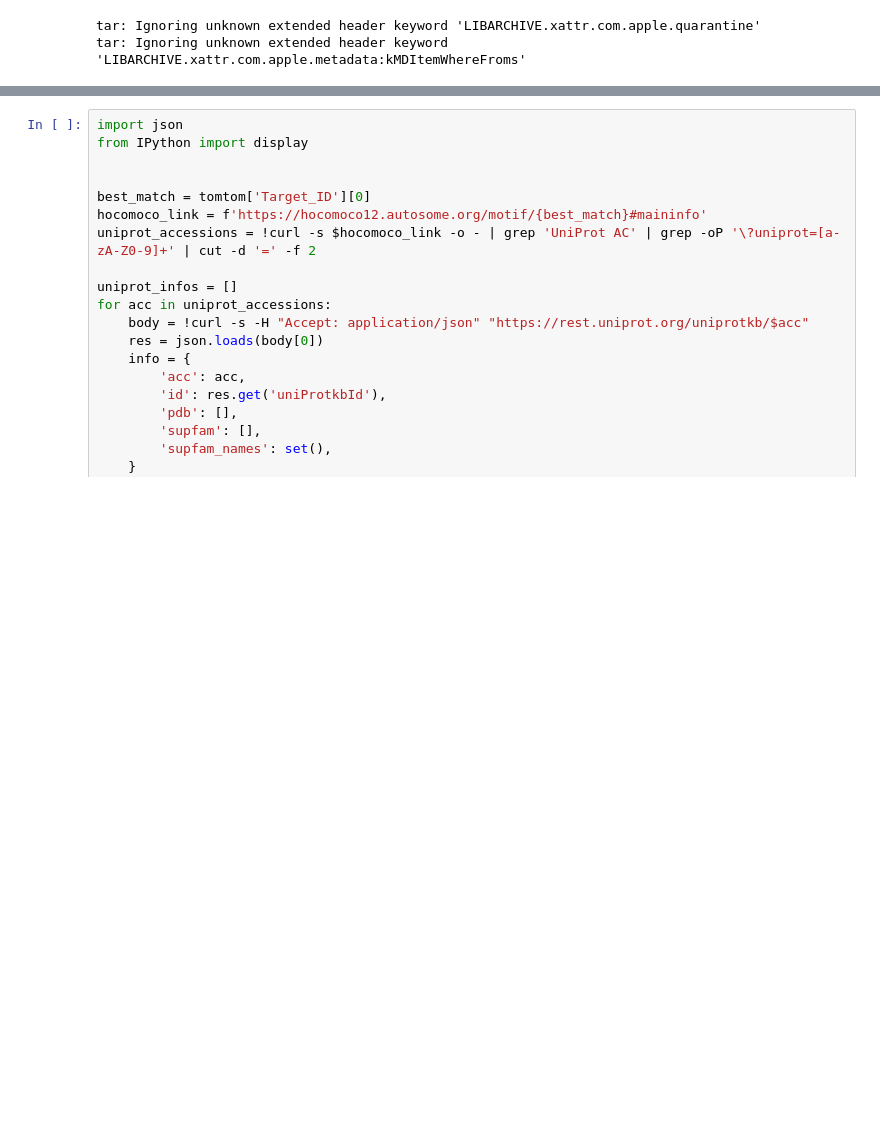
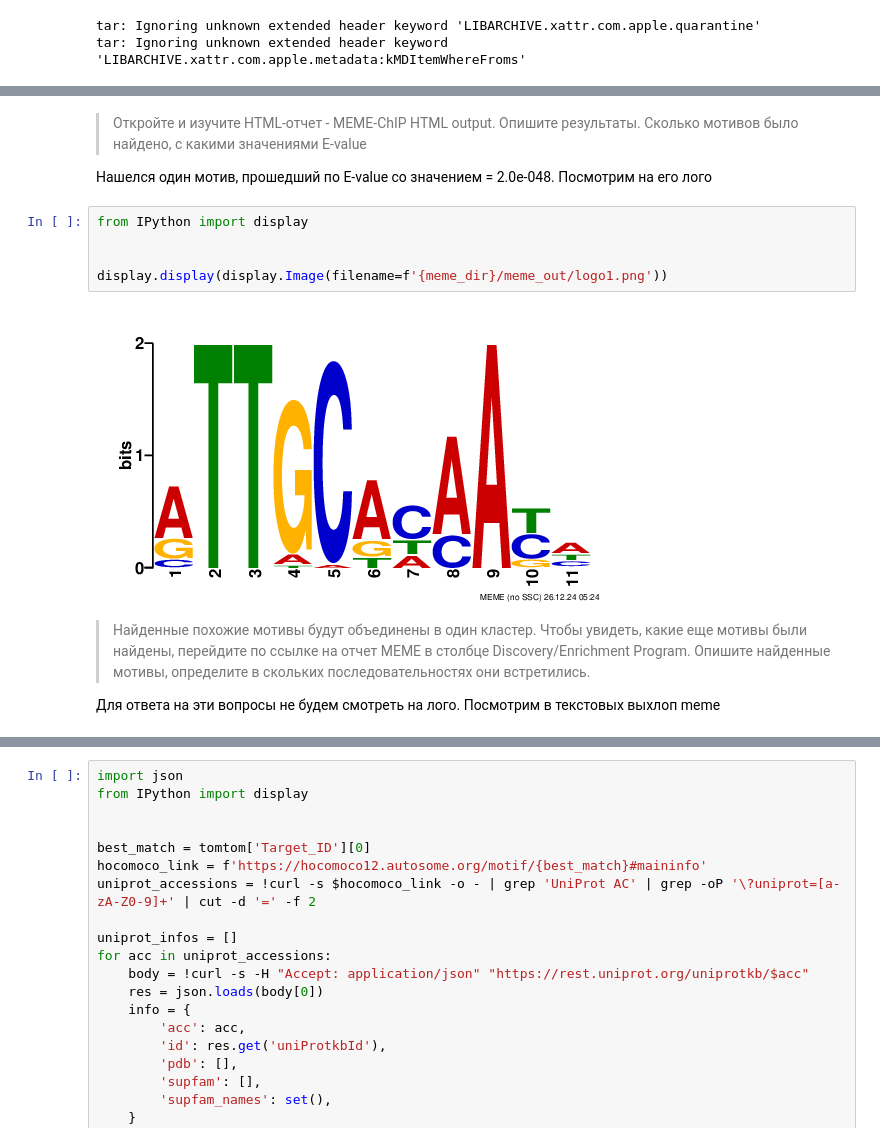
Before and after one commit to prepodavan/bioinf, a Jupyter notebook: hw13.ipynb, the cells around one changed output, grey strips where cells are left out. Cells and saved outputs as stored; diff of their text form; blank space fills up the shorter version.

```diff
--- a/hw13.ipynb
+++ b/hw13.ipynb
@@ -166 +198,16 @@ Processing query 2 out of 4
 #   Estimated pi_0=1
+# %% [markdown]
+>Откройте и изучите HTML-отчет - MEME-ChIP HTML output. Опишите результаты. Сколько мотивов было найдено, с какими значениями E-value
+
+Нашелся один мотив, прошедший по E-value со значением = 2.0e-048. Посмотрим на его лого
+# %%
+from IPython import display
+
+
+display.display(display.Image(filename=f'{meme_dir}/meme_out/logo1.png'))
+# %% [output]
+[figure, added]
+# %% [markdown]
+>Найденные похожие мотивы будут объединены в один кластер. Чтобы увидеть, какие еще мотивы были найдены, перейдите по ссылке на отчет MEME в столбце Discovery/Enrichment Program. Опишите найденные мотивы, определите в скольких последовательностях они встретились.
+
+Для ответа на эти вопросы не будем смотреть на лого. Посмотрим в текстовых выхлоп meme
```
Also changed, not shown: parts of 17 cells of this notebook.
